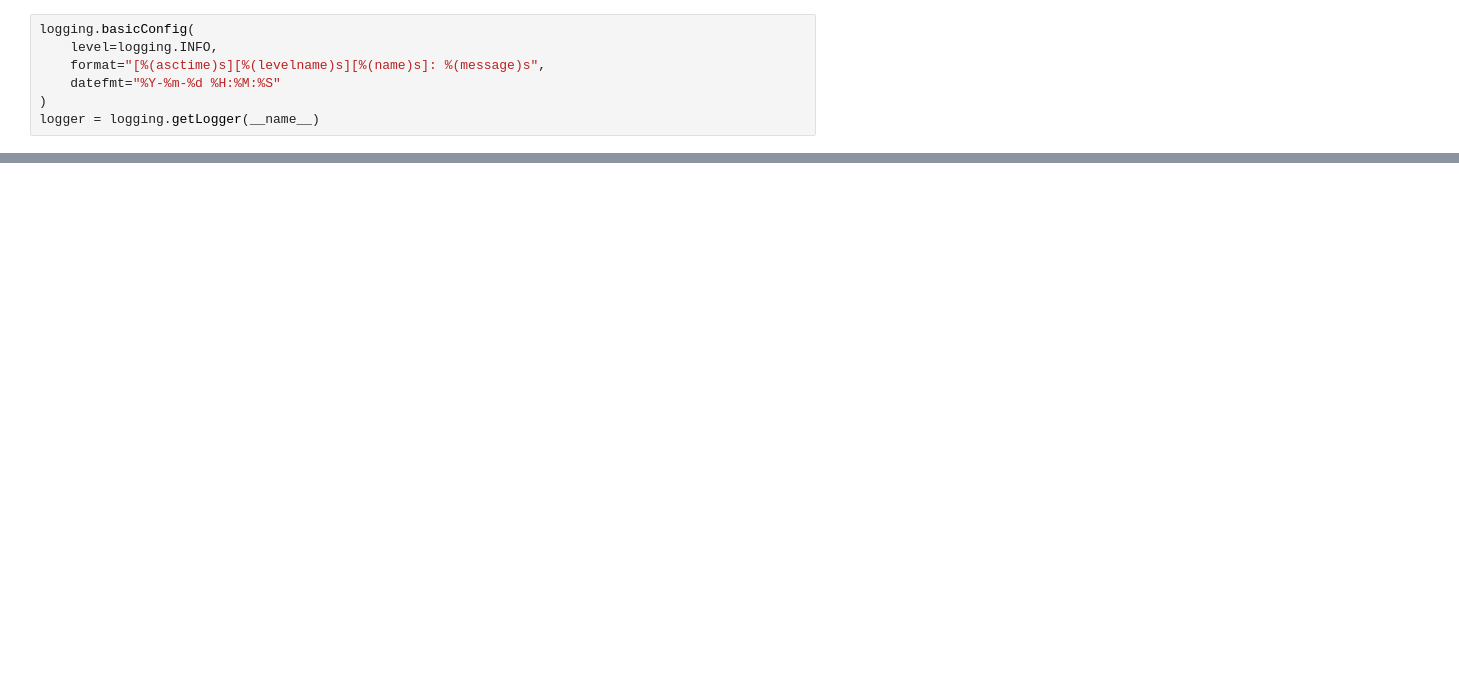
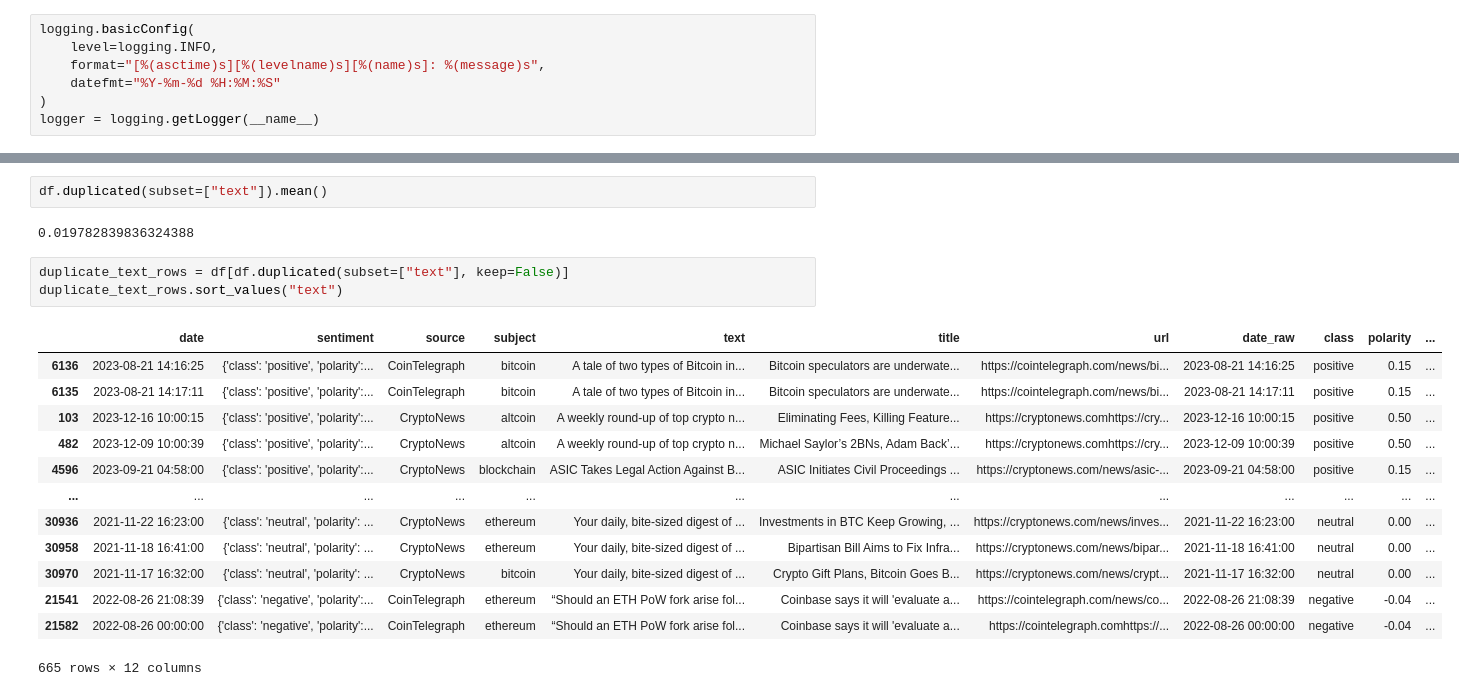
Before and after one commit to dsnkbdk/Text_Sentiment_Classification, a Jupyter notebook: exploratory analysis.ipynb, the cells around one changed output, grey strips where cells are left out. Cells and saved outputs as stored; diff of their text form; blank space fills up the shorter version.

```diff
--- a/exploratory analysis.ipynb
+++ b/exploratory analysis.ipynb
@@ -226,0 +179,21 @@ run_id: 2eeb74021c95428c98c4d595fa4567b2
+# %%
+df.duplicated(subset=["text"]).mean()
+# %% [output]
+0.019782839836324388
+# %%
+duplicate_text_rows = df[df.duplicated(subset=["text"], keep=False)]
+duplicate_text_rows.sort_values("text")
+# %% [output]
+|  | date | sentiment | source | subject | text | title | url | date_raw | class | polarity | ... |
+| 6136 | 2023-08-21 14:16:25 | {'class': 'positive', 'polarity':... | CoinTelegraph | bitcoin | A tale of two types of Bitcoin in... | Bitcoin speculators are underwate... | https://cointelegraph.com/news/bi... | 2023-08-21 14:16:25 | positive | 0.15 | ... |
+| 6135 | 2023-08-21 14:17:11 | {'class': 'positive', 'polarity':... | CoinTelegraph | bitcoin | A tale of two types of Bitcoin in... | Bitcoin speculators are underwate... | https://cointelegraph.com/news/bi... | 2023-08-21 14:17:11 | positive | 0.15 | ... |
+| 103 | 2023-12-16 10:00:15 | {'class': 'positive', 'polarity':... | CryptoNews | altcoin | A weekly round-up of top crypto n... | Eliminating Fees, Killing Feature... | https://cryptonews.comhttps://cry... | 2023-12-16 10:00:15 | positive | 0.50 | ... |
+| 482 | 2023-12-09 10:00:39 | {'class': 'positive', 'polarity':... | CryptoNews | altcoin | A weekly round-up of top crypto n... | Michael Saylor’s 2BNs, Adam Back’... | https://cryptonews.comhttps://cry... | 2023-12-09 10:00:39 | positive | 0.50 | ... |
+| 4596 | 2023-09-21 04:58:00 | {'class': 'positive', 'polarity':... | CryptoNews | blockchain | ASIC Takes Legal Action Against B... | ASIC Initiates Civil Proceedings ... | https://cryptonews.com/news/asic-... | 2023-09-21 04:58:00 | positive | 0.15 | ... |
+| ... | ... | ... | ... | ... | ... | ... | ... | ... | ... | ... | ... |
+| 30936 | 2021-11-22 16:23:00 | {'class': 'neutral', 'polarity': ... | CryptoNews | ethereum | Your daily, bite-sized digest of ... | Investments in BTC Keep Growing, ... | https://cryptonews.com/news/inves... | 2021-11-22 16:23:00 | neutral | 0.00 | ... |
+| 30958 | 2021-11-18 16:41:00 | {'class': 'neutral', 'polarity': ... | CryptoNews | ethereum | Your daily, bite-sized digest of ... | Bipartisan Bill Aims to Fix Infra... | https://cryptonews.com/news/bipar... | 2021-11-18 16:41:00 | neutral | 0.00 | ... |
+| 30970 | 2021-11-17 16:32:00 | {'class': 'neutral', 'polarity': ... | CryptoNews | bitcoin | Your daily, bite-sized digest of ... | Crypto Gift Plans, Bitcoin Goes B... | https://cryptonews.com/news/crypt... | 2021-11-17 16:32:00 | neutral | 0.00 | ... |
+| 21541 | 2022-08-26 21:08:39 | {'class': 'negative', 'polarity':... | CoinTelegraph | ethereum | “Should an ETH PoW fork arise fol... | Coinbase says it will 'evaluate a... | https://cointelegraph.com/news/co... | 2022-08-26 21:08:39 | negative | -0.04 | ... |
+| 21582 | 2022-08-26 00:00:00 | {'class': 'negative', 'polarity':... | CoinTelegraph | ethereum | “Should an ETH PoW fork arise fol... | Coinbase says it will 'evaluate a... | https://cointelegraph.comhttps://... | 2022-08-26 00:00:00 | negative | -0.04 | ... |
+665 rows × 12 columns
```
Also changed, not shown: parts of 47 cells of this notebook, 1 other file.
